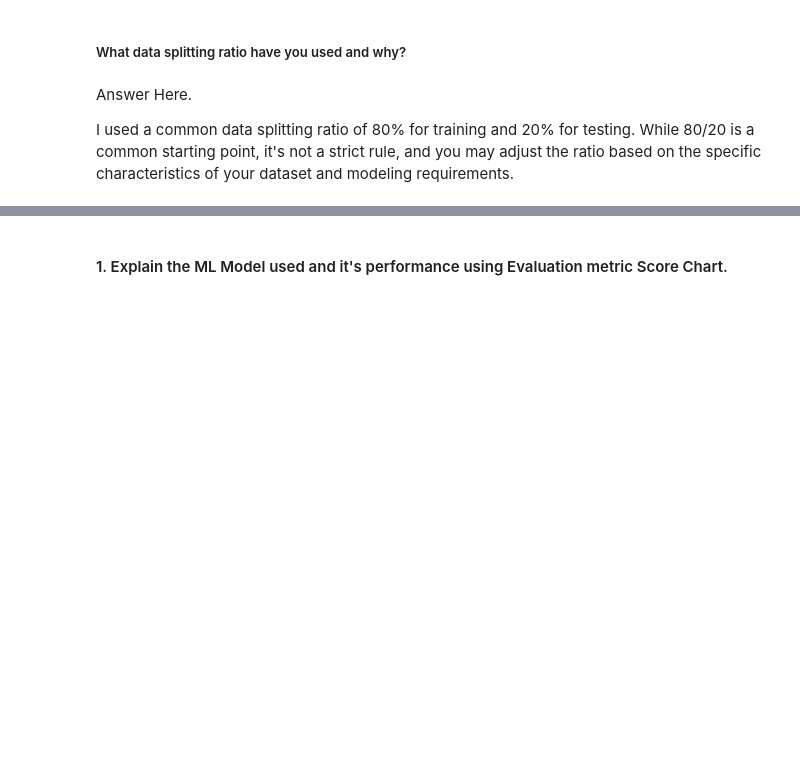
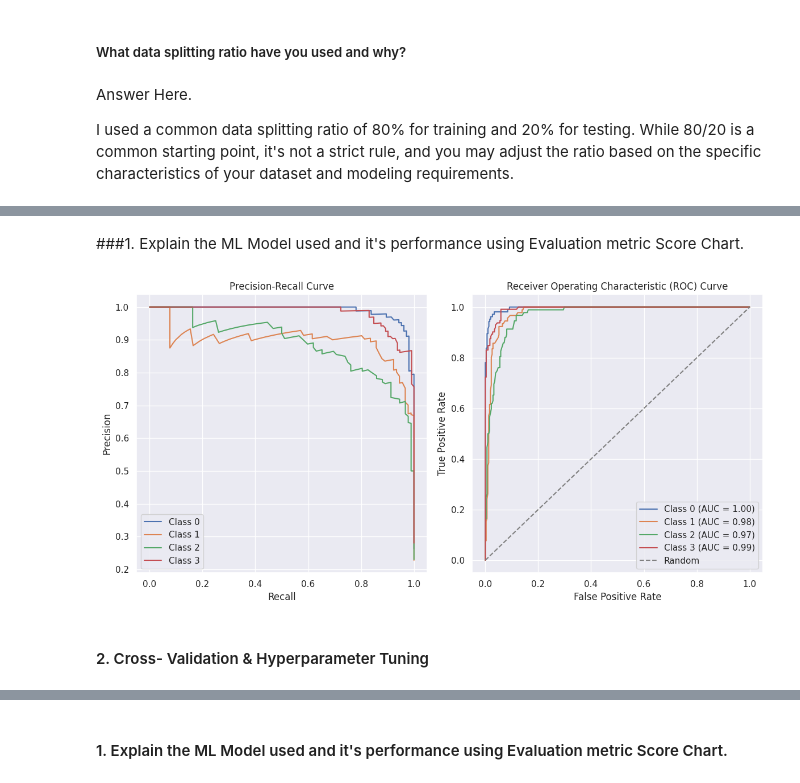
Before and after one commit to Manoharjha333/Mobile-price-range-prediction-classification, a Jupyter notebook: Mobile_price_range_prediction_classification.ipynb, the cells around one changed output, grey strips where cells are left out. Saved outputs shown, nothing was run; the diff lists cells and outputs as text; code cells hidden in the pictures; blank space fills up the shorter version.

```diff
--- a/Mobile_price_range_prediction_classification.ipynb
+++ b/Mobile_price_range_prediction_classification.ipynb
@@ -1259,8 +1238,0 @@ PC19  1.613523e-16  1.245115e-16  5.579836e-16  1.000000e+00
-# %%
-# Create new features or interactions
-df['Feature_Sum'] = df.sum(axis=1)
-df['Feature_Product'] = df.product(axis=1)
-
-# Display the dataset with new features
-print("\nDataset with new features:")
-df.head()
@@ -1296,9 +1253,9 @@ df.head(1)
 
 from sklearn.model_selection import train_test_split
 
-# Specify the features (X) and target variable (y)
-X = df.drop('price_range', axis=1)
+X = df.drop(['price_range'], axis = 1)
 y = df['price_range']
+
 
 # Split the data into training and testing sets
 # Choose the splitting ratio wisely based on your dataset size and model requirements
@@ -1341,0 +1382,46 @@ Answer Here.
+# %% [markdown]
+###1. Explain the ML Model used and it's performance using Evaluation metric Score Chart.
+# %%
+#Visualizing evaluation Metric Score chart
+
+
+from sklearn.metrics import precision_recall_curve, roc_curve, auc
+from sklearn.ensemble import RandomForestClassifier
+from sklearn.model_selection import train_test_split
+
+
+# Get predicted probabilities for each class
+y_probs = rf_classifier.predict_proba(X_test)
+
+# Plot Precision-Recall curve for each class
+plt.figure(figsize=(12, 6))
+plt.subplot(1, 2, 1)
+
+for i in range(len(np.unique(y))):
+    precision, recall, _ = precision_recall_curve((y_test == i).astype(int), y_probs[:, i])
+    plt.plot(recall, precision, label=f'Class {i}')
+
+plt.xlabel('Recall')
+plt.ylabel('Precision')
+plt.title('Precision-Recall Curve')
+plt.legend()
+
+# Plot ROC curve for each class
+plt.subplot(1, 2, 2)
+for i in range(len(np.unique(y))):
+    fpr, tpr, _ = roc_curve((y_test == i).astype(int), y_probs[:, i])
+    roc_auc = auc(fpr, tpr)
+    plt.plot(fpr, tpr, label=f'Class {i} (AUC = {roc_auc:.2f})')
+
+plt.plot([0, 1], [0, 1], linestyle='--', color='gray', label='Random')
+plt.xlabel('False Positive Rate')
+plt.ylabel('True Positive Rate')
+plt.title('Receiver Operating Characteristic (ROC) Curve')
+plt.legend()
+
+plt.tight_layout()
+plt.show()
+# %% [output]
+[figure, added]
+# %% [markdown]
+#### 2. Cross- Validation & Hyperparameter Tuning
```
Also changed, not shown: parts of 82 cells of this notebook.
